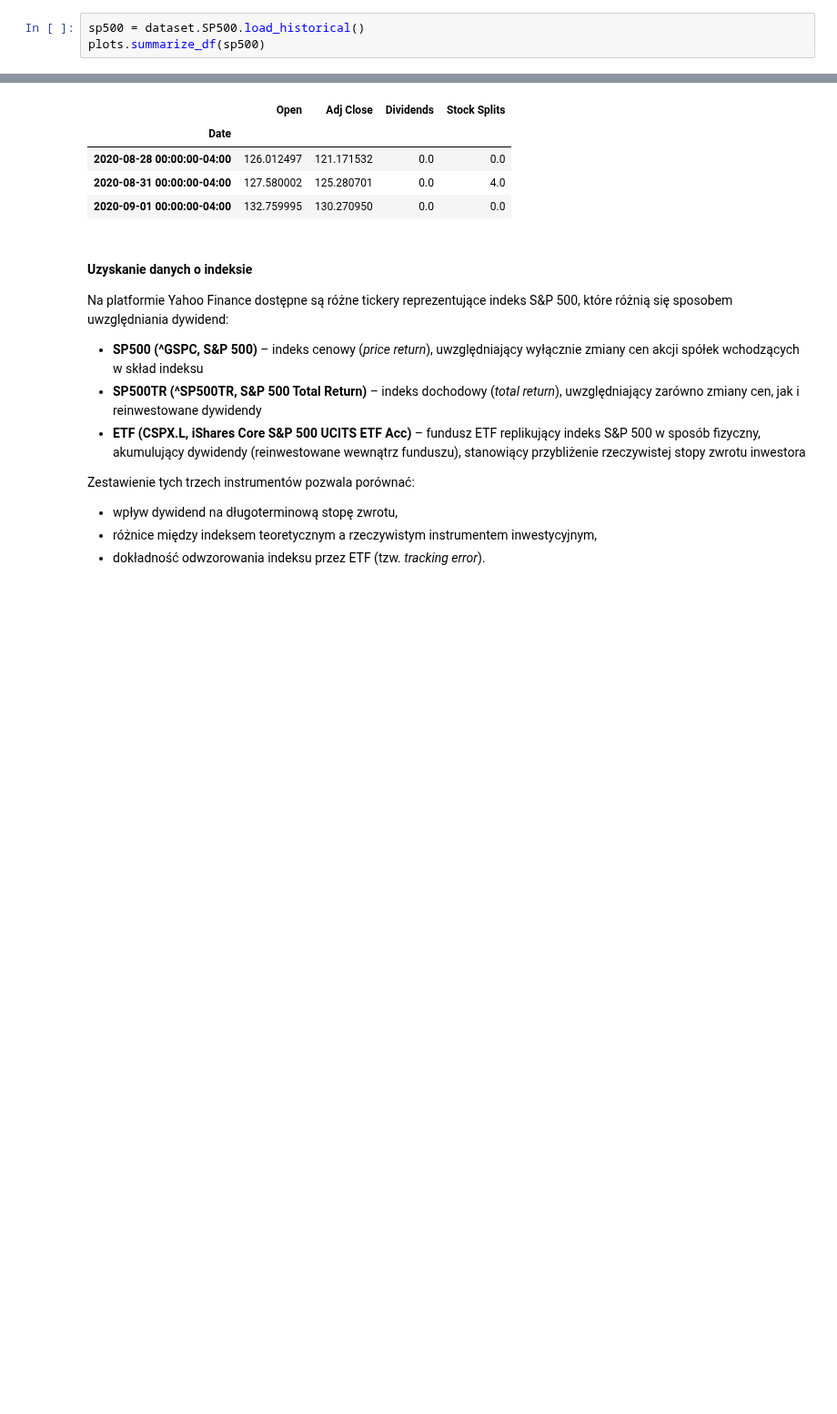
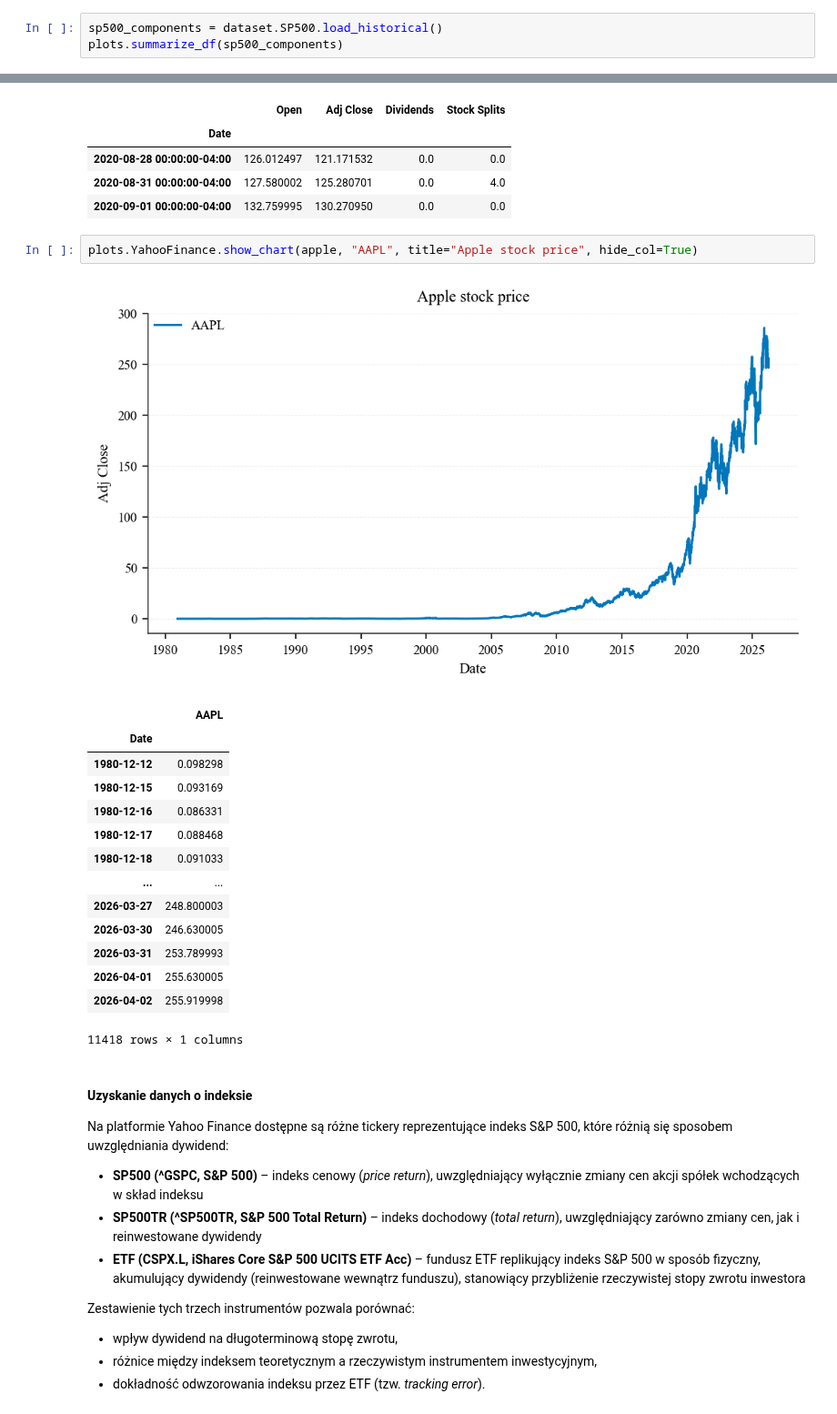
Before and after one commit to MichaelL200/data-driven-stock-portfolio-selection, a Jupyter notebook: notebooks/main.ipynb, the cells around one changed output, grey strips where cells are left out. Shown at 91% size. Drawn from its saved outputs; the diff is of its cells as text; blank space fills up the shorter version.

Commit message:
feat(plots), docs: add show_chart

```diff
--- a/notebooks/main.ipynb
+++ b/notebooks/main.ipynb
@@ -155,8 +155,8 @@ dataset.SP500.generate_historical(cleanup_old=True)
 No generation needed: sp500_historical_2026-04-03.csv already exists.
 WindowsPath('D:/Michal/Documents/Education/University/Semestr 4/Projekt indywidualny/Repo/data/external/sp500/sp500_historical_2026-04-03.csv')
 # %%
-sp500 = dataset.SP500.load_historical()
-plots.summarize_df(sp500)
+sp500_components = dataset.SP500.load_historical()
+plots.summarize_df(sp500_components)
 # %% [output]
 DataFrame summary:
 <class 'pandas.DataFrame'>
@@ -309,6 +309,24 @@ plots.YahooFinance.show_last_split(apple)
 | 2020-08-28 00:00:00-04:00 | 126.012497 | 121.171532 | 0.0 | 0.0 |
 | 2020-08-31 00:00:00-04:00 | 127.580002 | 125.280701 | 0.0 | 4.0 |
 | 2020-09-01 00:00:00-04:00 | 132.759995 | 130.270950 | 0.0 | 0.0 |
+# %%
+plots.YahooFinance.show_chart(apple, "AAPL", title="Apple stock price", hide_col=True)
+# %% [output]
+[figure, added]
+|  | AAPL |
+| Date |  |
+| 1980-12-12 | 0.098298 |
+| 1980-12-15 | 0.093169 |
+| 1980-12-16 | 0.086331 |
+| 1980-12-17 | 0.088468 |
+| 1980-12-18 | 0.091033 |
+| ... | ... |
+| 2026-03-27 | 248.800003 |
+| 2026-03-30 | 246.630005 |
+| 2026-03-31 | 253.789993 |
+| 2026-04-01 | 255.630005 |
+| 2026-04-02 | 255.919998 |
+11418 rows × 1 columns
 # %% [markdown]
 #### Uzyskanie danych o indeksie
 
```
Also changed, not shown: parts of 5 cells of this notebook, 1 other file.
